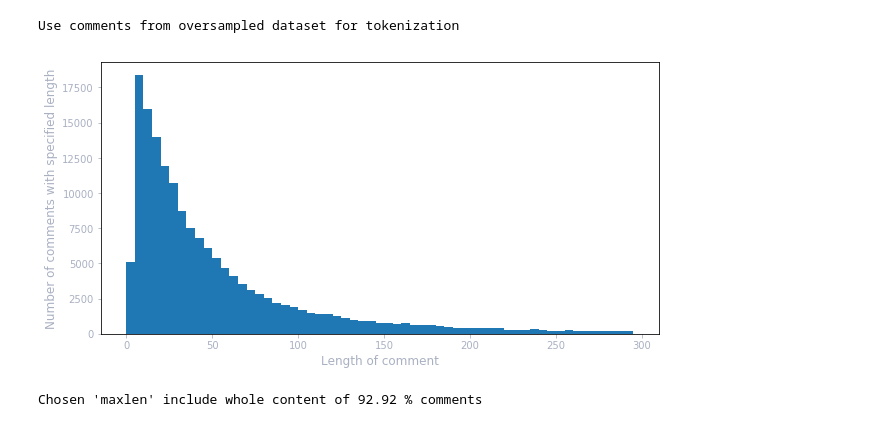
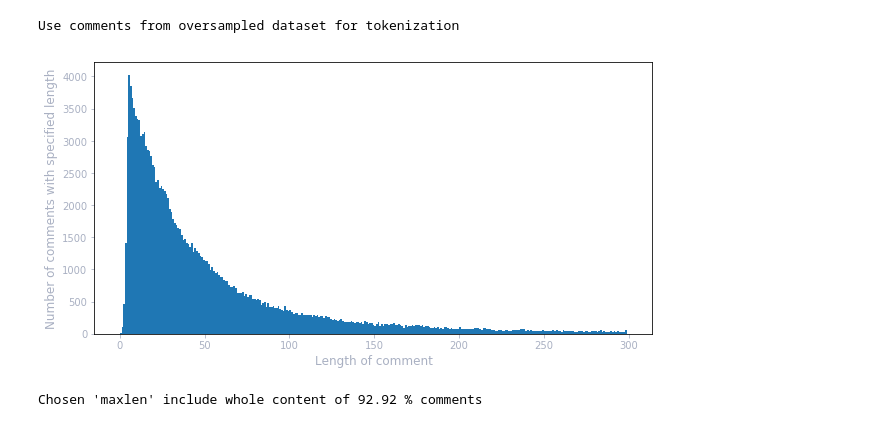
Before and after one commit to zistabar/detox, a Jupyter notebook: notebooks/Detox.ipynb, the cells around one changed output. Drawn from its saved outputs; the diff is of its cells as text; code cells hidden in the pictures.

```diff
--- a/notebooks/Detox.ipynb
+++ b/notebooks/Detox.ipynb
@@ -74,10 +74,10 @@ markov_oversamping_params['oversample_with_markov'] = { 'name': 'Markov oversamp
 markov_oversamping_params['include_clean_class'] = { 'name': 'Clean class by Markov', 'value': False }
 markov_oversamping_params['acceptable_imbalance_factor'] = .2 # ignored when 'oversample_with_markov' is False
 
-pretrained_embedding_params['use_pretrained_embedding'] = { 'name': 'Pretrained embeddings', 'value': True }
+pretrained_embedding_params['use_pretrained_embedding'] = { 'name': 'Pretrained embeddings', 'value': False }
 pretrained_embedding_params['active_embedding'] = 'glove' # ignored when 'use_pretrained_embedding' is False
 
-architecture_params['use_class_weightening'] = { 'name': 'Class weightening', 'value': False }
+architecture_params['use_class_weightening'] = { 'name': 'Class weightening', 'value': True }
 architecture_params['markov_oversamping'] = markov_oversamping_params
 architecture_params['pretrained_embedding'] = pretrained_embedding_params
 # %%
@@ -725,13 +728,13 @@ Use comments from oversampled dataset for tokenization
 # %%
 # Analysis of lengths of comments (maxlen param)
 n_words_comments = [len(comment) for comment in tokenized_sequences_train]
 
-plt.hist(n_words_comments, bins=np.arange(0,300,5))
+plt.hist(n_words_comments, bins=np.arange(0,300))
 plt.ylabel('Number of comments with specified length', fontsize=12)
 plt.xlabel('Length of comment', fontsize=12)
 plt.show()
 # %% [output]
-[figure, old version]
+[figure, new version]
 # %%
 maxlen = 180
 
```
Also changed, not shown: parts of 29 cells of this notebook, 3 other files.
